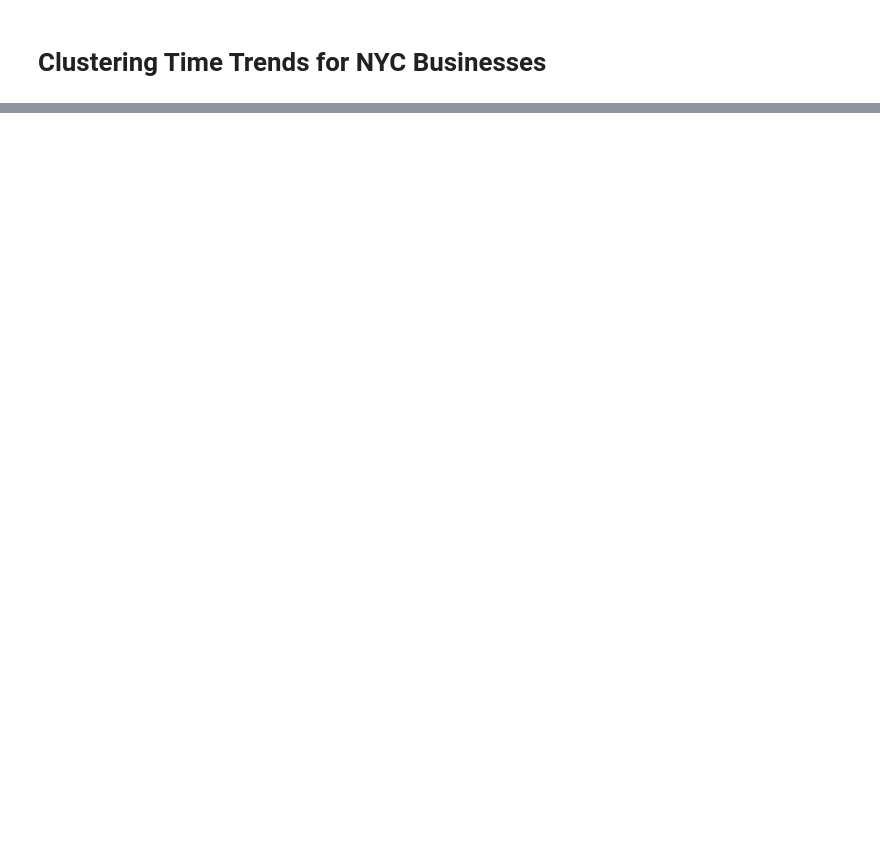
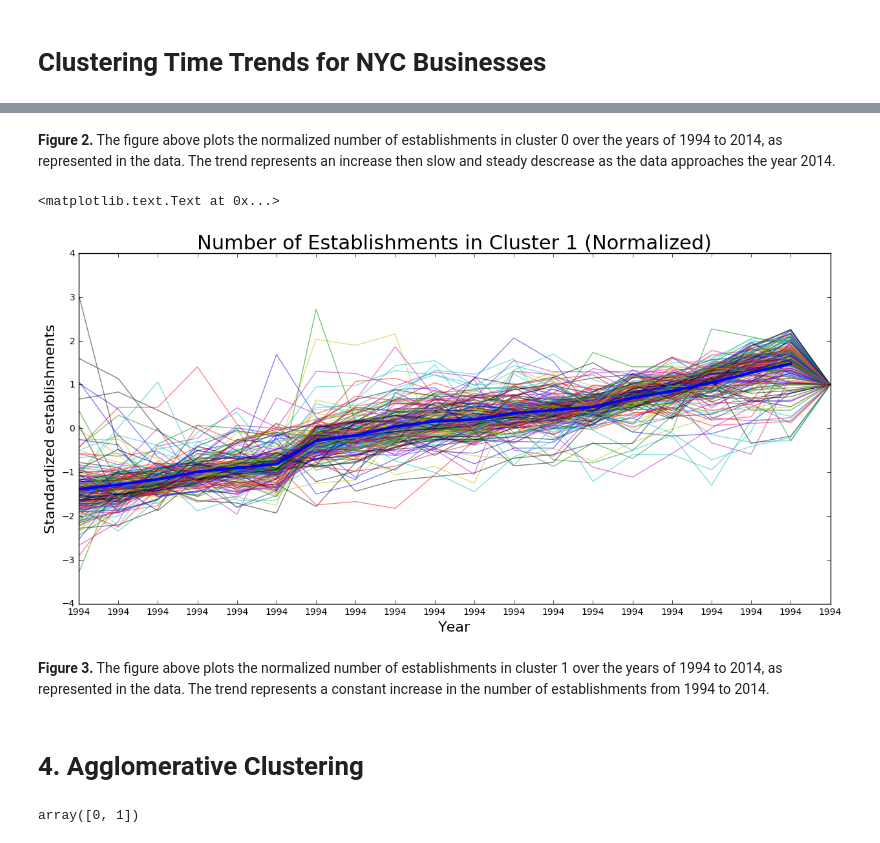
Before and after one commit to tashay/PUI2016_tg1478, a Jupyter notebook: HW11_tg1478/HW11_2_tg1478.ipynb, the cells around one changed output, grey strips where cells are left out. Cells and saved outputs as stored; diff of their text form; code cells hidden in the pictures; blank space fills up the shorter version.

```diff
--- a/HW11_tg1478/HW11_2_tg1478.ipynb
+++ b/HW11_tg1478/HW11_2_tg1478.ipynb
@@ -44,0 +198,18 @@ TASKS:
+# %% [markdown]
+**Figure 2.** The figure above plots the normalized number of establishments in cluster 0 over the years of 1994 to 2014, as represented in the data. The trend represents an increase then slow and steady descrease as the data approaches the year 2014.
+# %%
+pl.figure(figsize=(15,7))
+pl.xticks(np.arange(0,20), sort(years))
+for i in range(len(cluster_one)):
+    plt.plot(cluster_one.iloc[i,:].values, alpha=0.5)
+pl.plot(km.cluster_centers_[1], linewidth=3, color='blue', label='Cluster centroids')
+pl.title('Number of Establishments in Cluster 1 (Normalized)', size=22)
+pl.xlabel('Year', size=16)
+pl.ylabel('Standardized establishments', size=16)
+# %% [output]
+<matplotlib.text.Text at 0x...>
+[figure, added]
+# %% [markdown]
+**Figure 3.** The figure above plots the normalized number of establishments in cluster 1 over the years of 1994 to 2014, as represented in the data. The trend represents a constant increase in the number of establishments from 1994 to 2014.
+# %% [markdown]
+# 4. Agglomerative Clustering
@@ -44,0 +220,4 @@ TASKS:
+# %%
+unique(agl_cluster_labels)
+# %% [output]
+array([0, 1])
```
Also changed, not shown: parts of 53 cells of this notebook.
